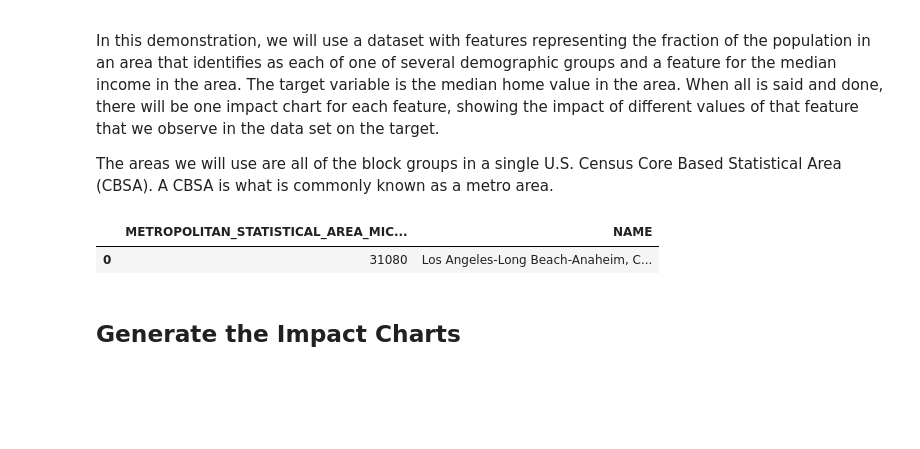
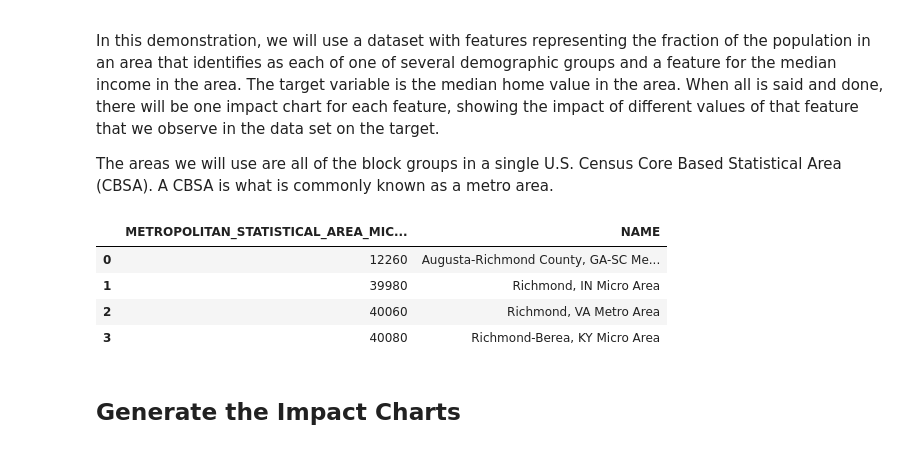
Before and after one commit to vengroff/impactchartdemo, a Jupyter notebook: Housing Value.ipynb, the cells around one changed output. Cells and saved outputs as stored; diff of their text form; code cells hidden in the pictures; blank space fills up the shorter version.

```diff
--- a/Housing Value.ipynb
+++ b/Housing Value.ipynb
@@ -30,17 +30,20 @@ A CBSA is what is commonly known as a metro area.
 # %%
 # There are over 900 CBSAs. If you want to locate one you are interested in,
 # try changing `my_cbsa_name` and running the following code. You may get
 # several results. Choose the one you want and set `CBSA` in the following
 # cell.
 
 df_cbsas = dataset.all_cbsas()
 
 # Set accordingly.
-my_cbsa_name = 'Los Angeles'
+my_cbsa_name = 'Richmond'
 
 df_cbsas[df_cbsas['NAME'].str.contains(my_cbsa_name)].reset_index(drop=True)
 # %% [output]
 |  | METROPOLITAN_STATISTICAL_AREA_MIC... | NAME |
-| 0 | 31080 | Los Angeles-Long Beach-Anaheim, C... |
+| 0 | 12260 | Augusta-Richmond County, GA-SC Me... |
+| 1 | 39980 | Richmond, IN Micro Area |
+| 2 | 40060 | Richmond, VA Metro Area |
+| 3 | 40080 | Richmond-Berea, KY Micro Area |
 # %%
 # What CBSA
```
Also changed, not shown: parts of 3 cells of this notebook, 1 other file.
